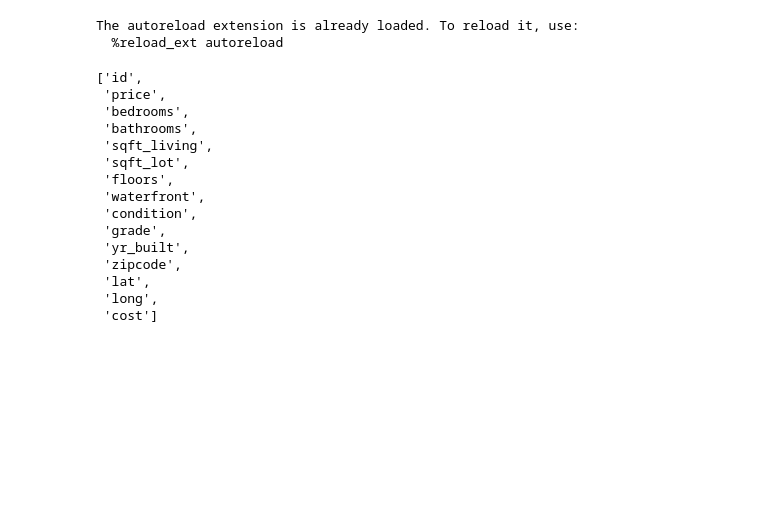
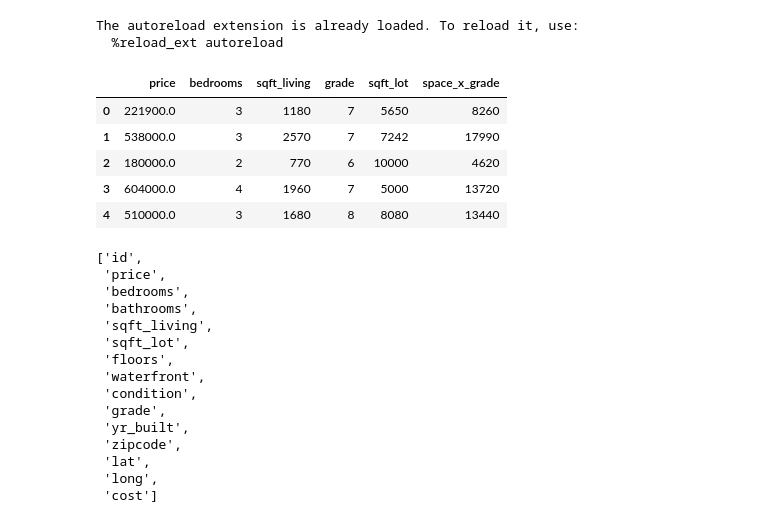
Before and after one commit to danvalen1/KingCounty-Housing, a Jupyter notebook: DAV.ipynb, the cells around one changed output. Saved outputs shown, nothing was run; the diff lists cells and outputs as text; code cells hidden in the pictures; blank space fills up the shorter version.

```diff
--- a/DAV.ipynb
+++ b/DAV.ipynb
@@ -7,7 +7,15 @@ import CustomModule as cm
 The autoreload extension is already loaded. To reload it, use:
   %reload_ext autoreload
 # %%
-df = cm.LoadHousingData()
+df = cm.LoadHousingData(['price','bedrooms','sqft_living','grade', 'sqft_lot'])
+df.head()
+# %% [output]
+|  | price | bedrooms | sqft_living | grade | sqft_lot | space_x_grade |
+| 0 | 221900.0 | 3 | 1180 | 7 | 5650 | 8260 |
+| 1 | 538000.0 | 3 | 2570 | 7 | 7242 | 17990 |
+| 2 | 180000.0 | 2 | 770 | 6 | 10000 | 4620 |
+| 3 | 604000.0 | 4 | 1960 | 7 | 5000 | 13720 |
+| 4 | 510000.0 | 3 | 1680 | 8 | 8080 | 13440 |
 # %%
 df.head().columns.tolist()
 # %% [output]
```
Also changed, not shown: parts of 15 cells of this notebook, 7 other files.
